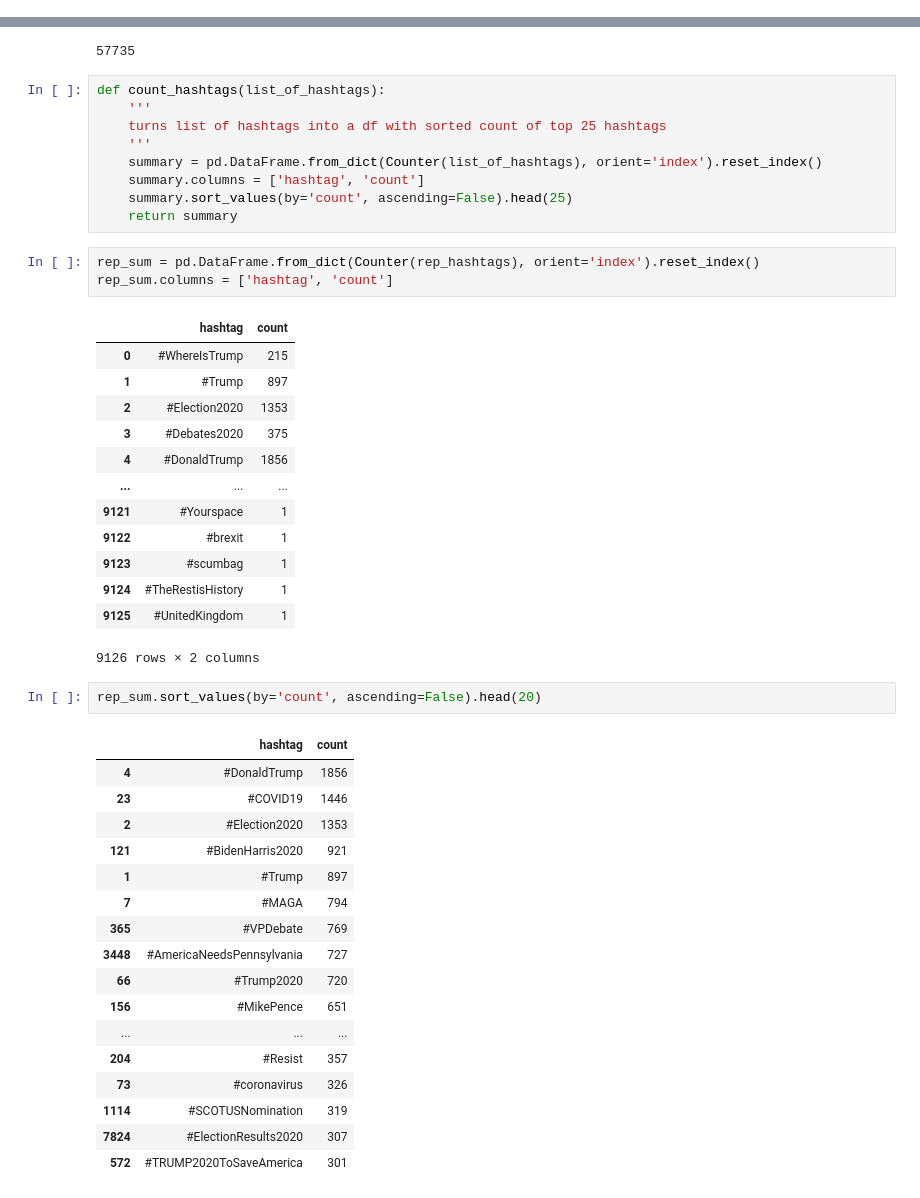
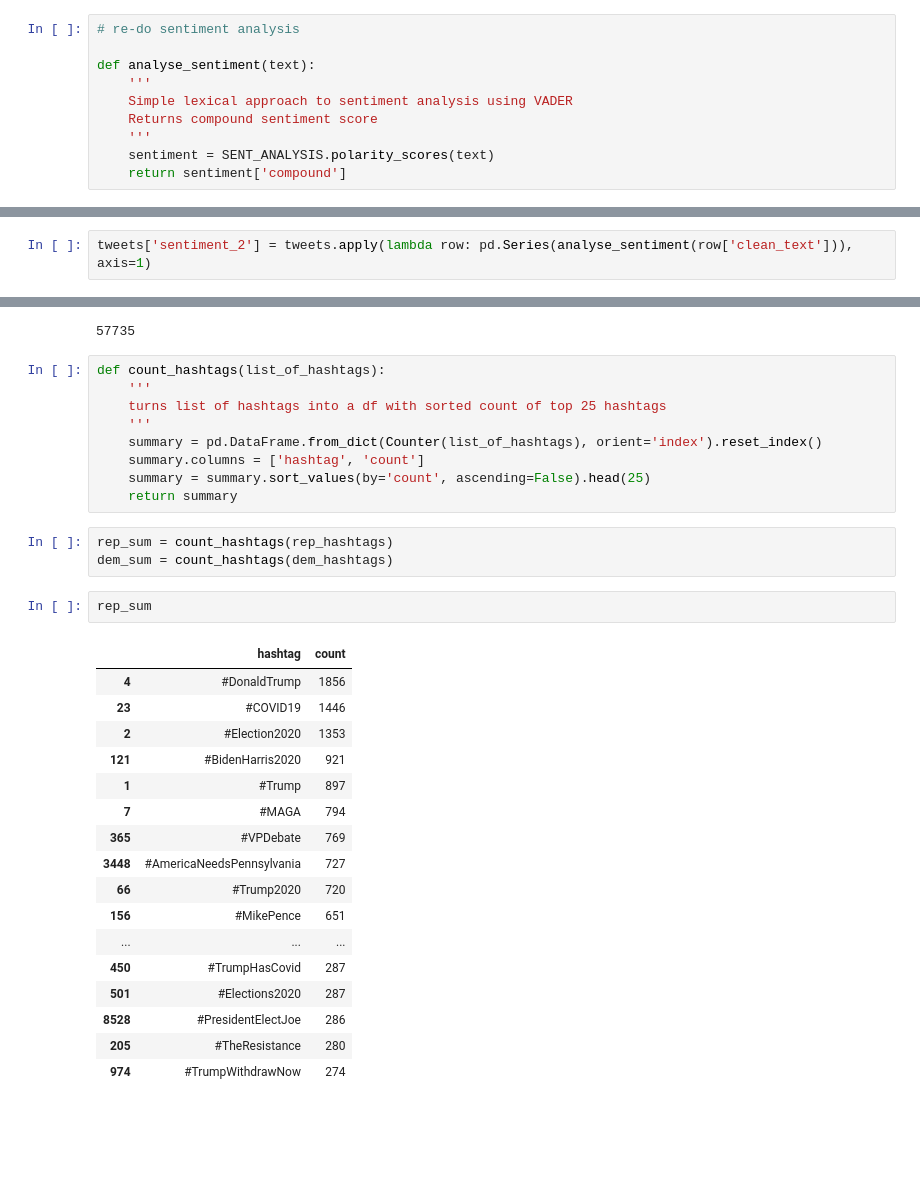
Before and after one commit to lara-ehr/spaCy-explorers, a Jupyter notebook: election-tweet-classification/election_tweet_eda.ipynb, the cells around one changed output, grey strips where cells are left out. Cells and saved outputs as stored; diff of their text form; blank space fills up the shorter version.

Commit message:
updated to re-do sentiment analysis on cleaned tweet texts

```diff
--- a/election-tweet-classification/election_tweet_eda.ipynb
+++ b/election-tweet-classification/election_tweet_eda.ipynb
@@ -104,10 +111,22 @@ def clean_text(text):
     text_len = len(cleaned)
     cleaned = ' '.join(cleaned)
     return cleaned, text_len
+# %%
+# re-do sentiment analysis
+
+def analyse_sentiment(text):
+    '''
+    Simple lexical approach to sentiment analysis using VADER
+    Returns compound sentiment score
+    '''
+    sentiment = SENT_ANALYSIS.polarity_scores(text)
+    return sentiment['compound']
 # %%
 tweets[['handles', 'hashtags']] = tweets.apply(lambda row: pd.Series(get_handles_hashtags(row['text'])), axis=1)
 # %%
 tweets[['clean_text', 'text_len']] = tweets.apply(lambda row: pd.Series(clean_text(row['text'])), axis=1)
+# %%
+tweets['sentiment_2'] = tweets.apply(lambda row: pd.Series(analyse_sentiment(row['clean_text'])), axis=1)
 # %%
 # save this version of tweets data for later
 
@@ -241,42 +260,28 @@ def count_hashtags(list_of_hashtags):
     '''
     summary = pd.DataFrame.from_dict(Counter(list_of_hashtags), orient='index').reset_index()
     summary.columns = ['hashtag', 'count']
-    summary.sort_values(by='count', ascending=False).head(25)
+    summary = summary.sort_values(by='count', ascending=False).head(25)
     return summary
-# %%
-rep_sum = pd.DataFrame.from_dict(Counter(rep_hashtags), orient='index').reset_index()
-rep_sum.columns = ['hashtag', 'count']
-# %% [output]
-|  | hashtag | count |
-| 0 | #WhereIsTrump | 215 |
-| 1 | #Trump | 897 |
-| 2 | #Election2020 | 1353 |
-| 3 | #Debates2020 | 375 |
-| 4 | #DonaldTrump | 1856 |
-| ... | ... | ... |
-| 9121 | #Yourspace | 1 |
-| 9122 | #brexit | 1 |
-| 9123 | #scumbag | 1 |
-| 9124 | #TheRestisHistory | 1 |
-| 9125 | #UnitedKingdom | 1 |
-9126 rows × 2 columns
-# %%
-rep_sum.sort_values(by='count', ascending=False).head(20)
-# %% [output]
-|  | hashtag | count |
-| 4 | #DonaldTrump | 1856 |
-| 23 | #COVID19 | 1446 |
-| 2 | #Election2020 | 1353 |
-| 121 | #BidenHarris2020 | 921 |
-| 1 | #Trump | 897 |
-| 7 | #MAGA | 794 |
-| 365 | #VPDebate | 769 |
-| 3448 | #AmericaNeedsPennsylvania | 727 |
-| 66 | #Trump2020 | 720 |
-| 156 | #MikePence | 651 |
-| ... | ... | ... |
-| 204 | #Resist | 357 |
-| 73 | #coronavirus | 326 |
-| 1114 | #SCOTUSNomination | 319 |
-| 7824 | #ElectionResults2020 | 307 |
-| 572 | #TRUMP2020ToSaveAmerica | 301 |
+# %%
+rep_sum = count_hashtags(rep_hashtags)
+dem_sum = count_hashtags(dem_hashtags)
+# %%
+rep_sum
+# %% [output]
+|  | hashtag | count |
+| 4 | #DonaldTrump | 1856 |
+| 23 | #COVID19 | 1446 |
+| 2 | #Election2020 | 1353 |
+| 121 | #BidenHarris2020 | 921 |
+| 1 | #Trump | 897 |
+| 7 | #MAGA | 794 |
+| 365 | #VPDebate | 769 |
+| 3448 | #AmericaNeedsPennsylvania | 727 |
+| 66 | #Trump2020 | 720 |
+| 156 | #MikePence | 651 |
+| ... | ... | ... |
+| 450 | #TrumpHasCovid | 287 |
+| 501 | #Elections2020 | 287 |
+| 8528 | #PresidentElectJoe | 286 |
+| 205 | #TheResistance | 280 |
+| 974 | #TrumpWithdrawNow | 274 |
```
Also changed, not shown: parts of 5 cells of this notebook.
